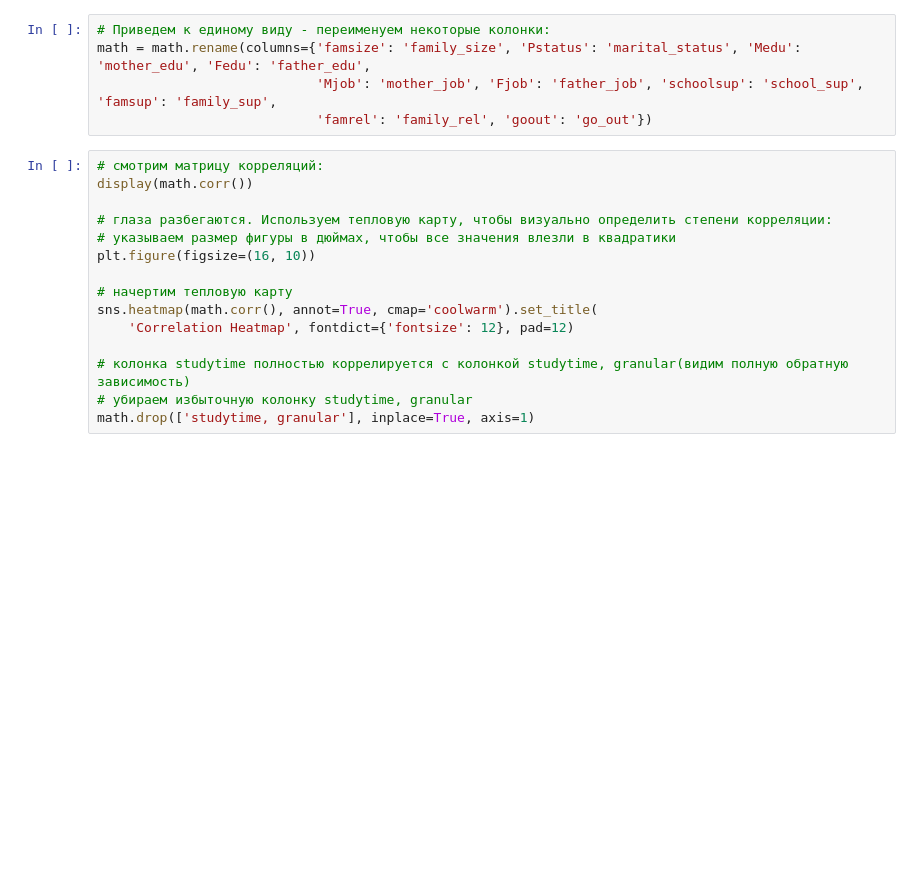
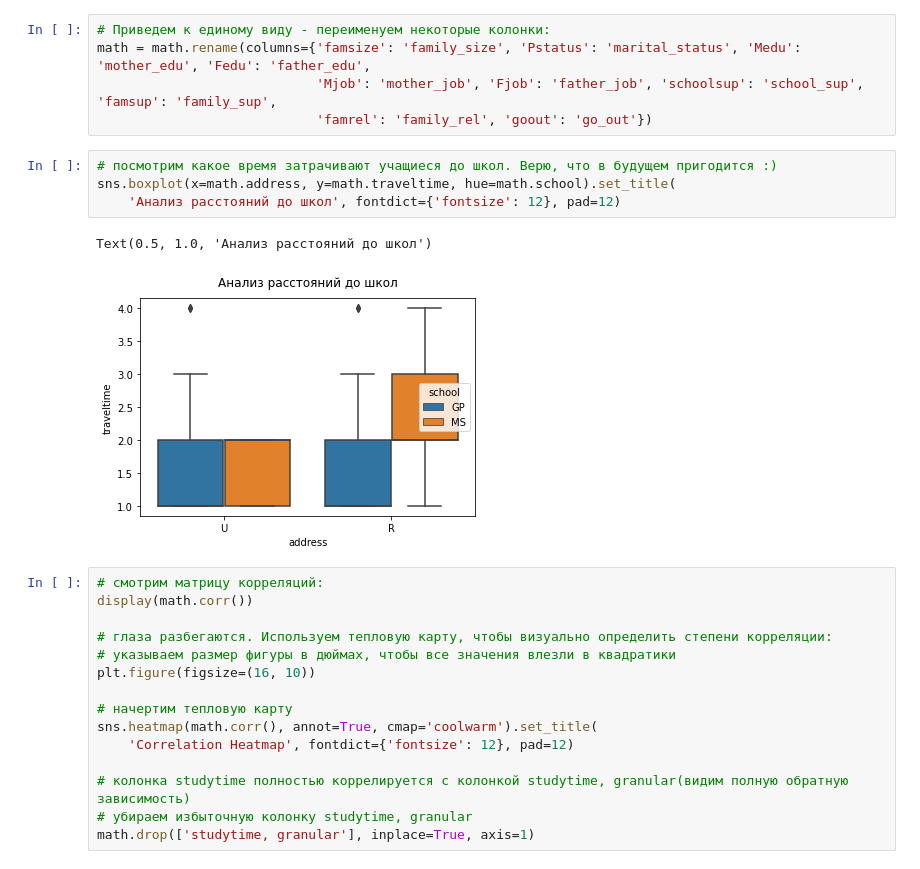
Before and after one commit to Demistus/rds, a Jupyter notebook: module_2/project_2-data_analysis.ipynb, the cells around one changed output. Drawn from its saved outputs; the diff is of its cells as text; blank space fills up the shorter version.

```diff
--- a/module_2/project_2-data_analysis.ipynb
+++ b/module_2/project_2-data_analysis.ipynb
@@ -74,6 +78,13 @@ memory usage: 92.7+ KB
 math = math.rename(columns={'famsize': 'family_size', 'Pstatus': 'marital_status', 'Medu': 'mother_edu', 'Fedu': 'father_edu',
                             'Mjob': 'mother_job', 'Fjob': 'father_job', 'schoolsup': 'school_sup', 'famsup': 'family_sup',
                             'famrel': 'family_rel', 'goout': 'go_out'})
+# %%
+# посмотрим какое время затрачивают учащиеся до школ. Верю, что в будущем пригодится :)
+sns.boxplot(x=math.address, y=math.traveltime, hue=math.school).set_title(
+    'Анализ расстояний до школ', fontdict={'fontsize': 12}, pad=12)
+# %% [output]
+Text(0.5, 1.0, 'Анализ расстояний до школ')
+[figure, added]
 # %%
 # смотрим матрицу корреляций:
 display(math.corr())
```
Also changed, not shown: parts of 9 cells of this notebook, 1 other file.
